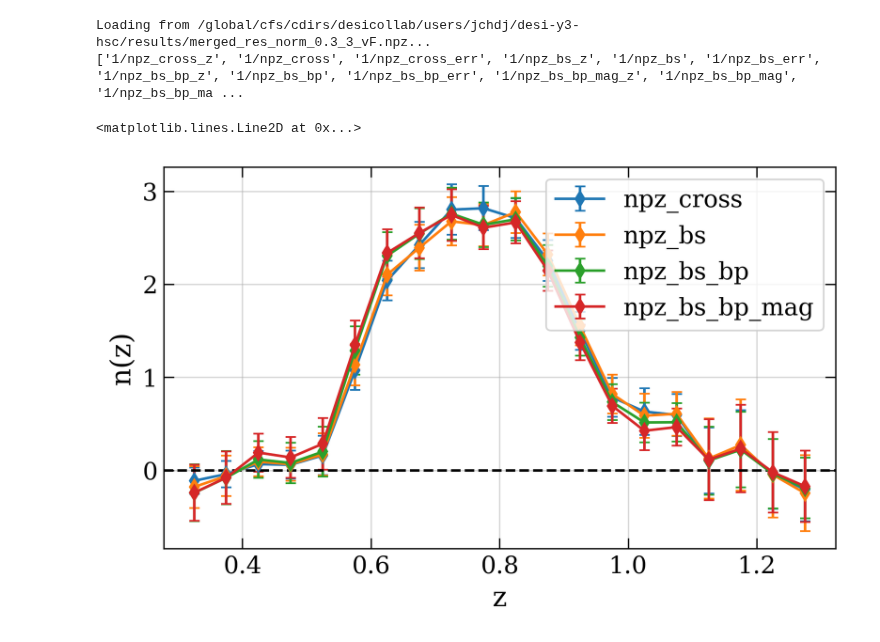
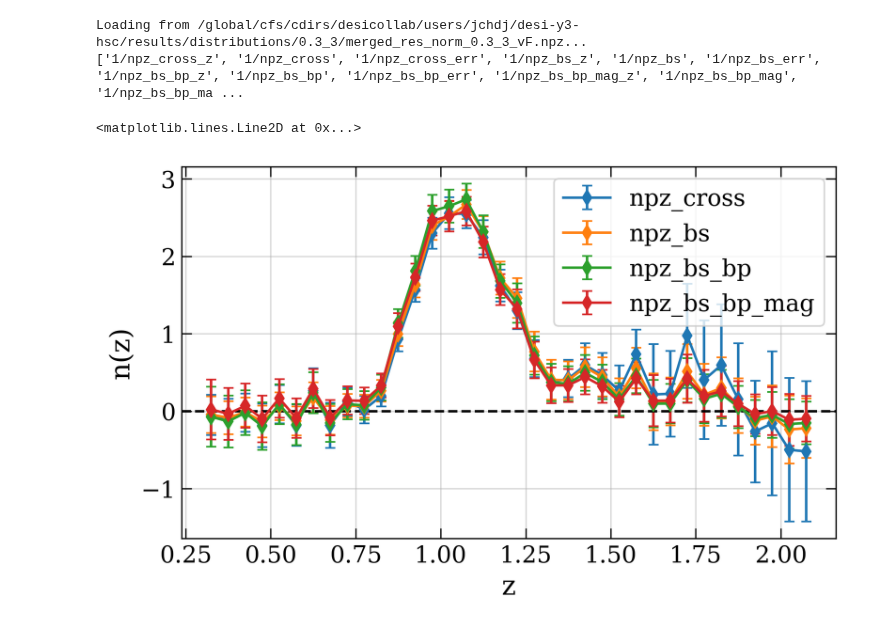
Before and after one commit to JeanCHDJdev/desi-y3-hsc, a Jupyter notebook: src/statistics/nb/nz_splines.ipynb, the cells around one changed output. Cells and saved outputs as stored; diff of their text form; code cells hidden in the pictures.

```diff
--- a/src/statistics/nb/nz_splines.ipynb
+++ b/src/statistics/nb/nz_splines.ipynb
@@ -43,29 +43,29 @@ pm = plots.PlotManager(root=PAPER_FIGURES_ROOT, overwrite=True)
 scale_cut = [0.3, 3]
 version = "vF"
 data_path = (
-    f"{ROOT}/results/merged_res_norm_{scale_cut[0]}_{scale_cut[1]}_{version}.npz"
+    f"{ROOT}/results/distributions/{scale_cut[0]}_{scale_cut[1]}/merged_res_norm_{scale_cut[0]}_{scale_cut[1]}_{version}.npz"
 )
 print(f"Loading from {data_path}...")
 data = np.load(data_path)
 names = ["npz_cross", "npz_bs", "npz_bs_bp", "npz_bs_bp_mag"]
 print(data.files)
 # %% [output]
-Loading from /global/cfs/cdirs/desicollab/users/jchdj/desi-y3-hsc/results/merged_res_norm_0.3_3_vF.npz...
+Loading from /global/cfs/cdirs/desicollab/users/jchdj/desi-y3-hsc/results/distributions/0.3_3/merged_res_norm_0.3_3_vF.npz...
 ['1/npz_cross_z', '1/npz_cross', '1/npz_cross_err', '1/npz_bs_z', '1/npz_bs', '1/npz_bs_err', '1/npz_bs_bp_z', '1/npz_bs_bp', '1/npz_bs_bp_err', '1/npz_bs_bp_mag_z', '1/npz_bs_bp_mag', '1/npz_bs_bp_ma ...
 # %%
 plt.figure(figsize=(7, 4))
-tomo = 2
+tomo = 3
 z = [data[f"{tomo}/{name}_z"] for name in names]
 npz = [data[f"{tomo}/{name}"] for name in names]
 npz_err = [data[f"{tomo}/{name}_err"] for name in names]
 
 for i, name in enumerate(names):
     plt.errorbar(z[i], npz[i], npz_err[i], capsize=3, marker="d", label=name)
 plt.legend(loc="upper right")
 plt.grid(True)
 plt.ylabel("n(z)")
 plt.xlabel("z")
 plt.axhline(0, color="black", linestyle="--")
 # %% [output]
 <matplotlib.lines.Line2D at 0x...>
-[figure, old version]
+[figure, new version]
```
Also changed, not shown: parts of 2 cells of this notebook, 6 other files.
